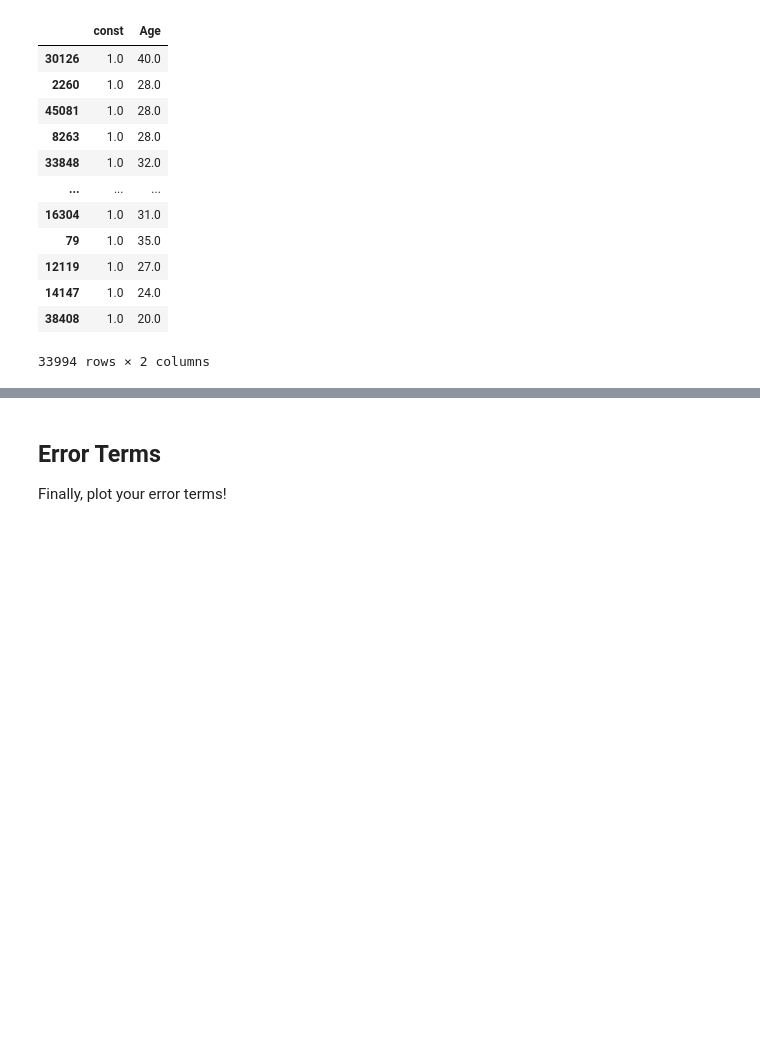
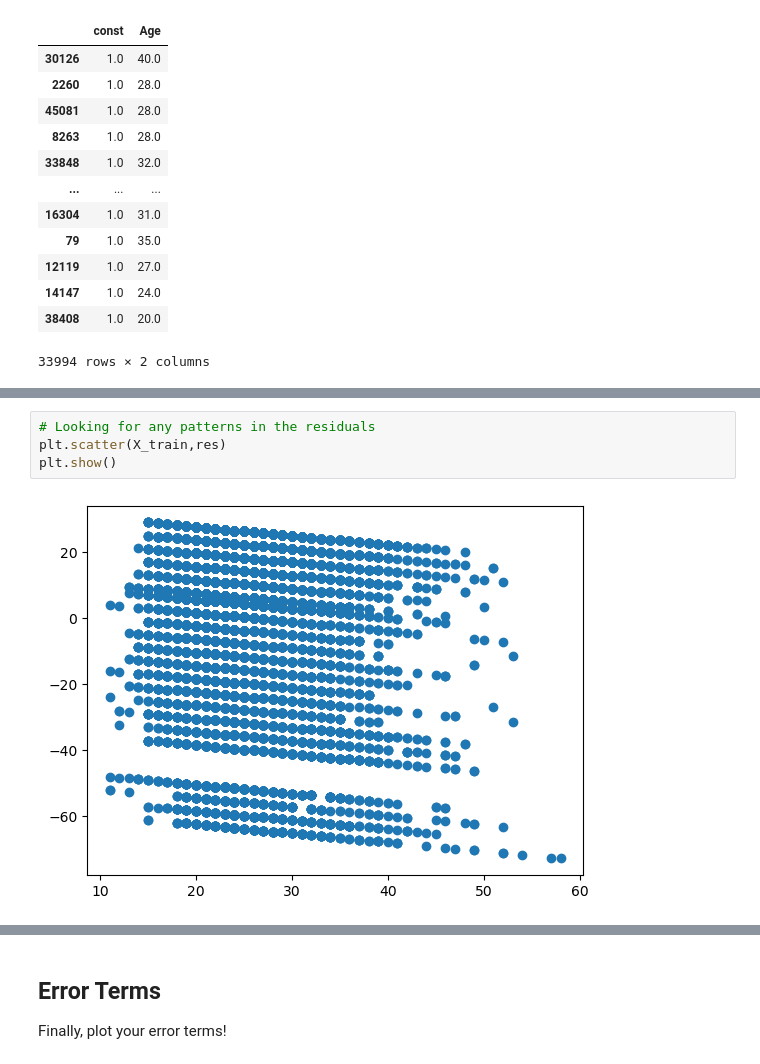
Before and after one commit to ponchitra90/checkpoint-five, a Jupyter notebook: checkpoint-five.ipynb, the cells around one changed output, grey strips where cells are left out. Saved outputs shown, nothing was run; the diff lists cells and outputs as text; blank space fills up the shorter version.

```diff
--- a/checkpoint-five.ipynb
+++ b/checkpoint-five.ipynb
@@ -163,0 +239,6 @@ ValueError: Pandas data cast to numpy dtype of object. Check input data with np.
+# %%
+# Looking for any patterns in the residuals
+plt.scatter(X_train,res)
+plt.show()
+# %% [output]
+[figure, added]
```
Also changed, not shown: parts of 17 cells of this notebook.
